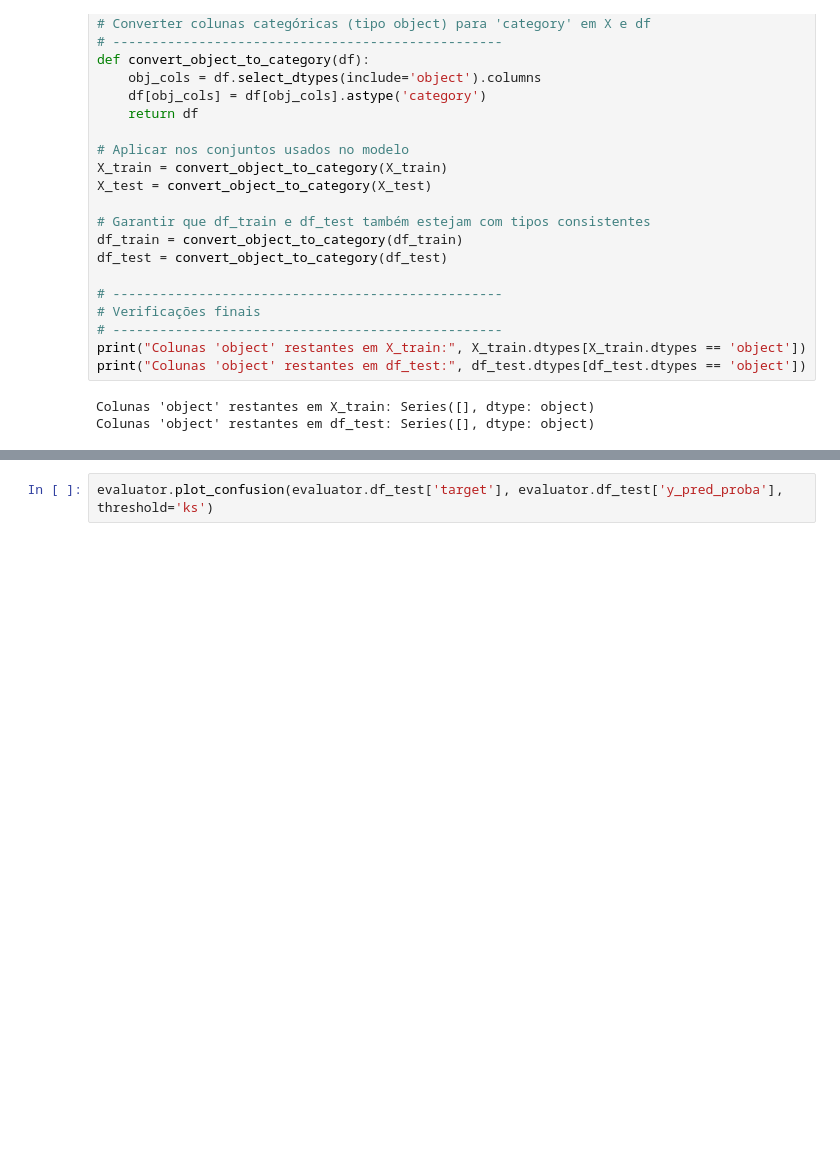
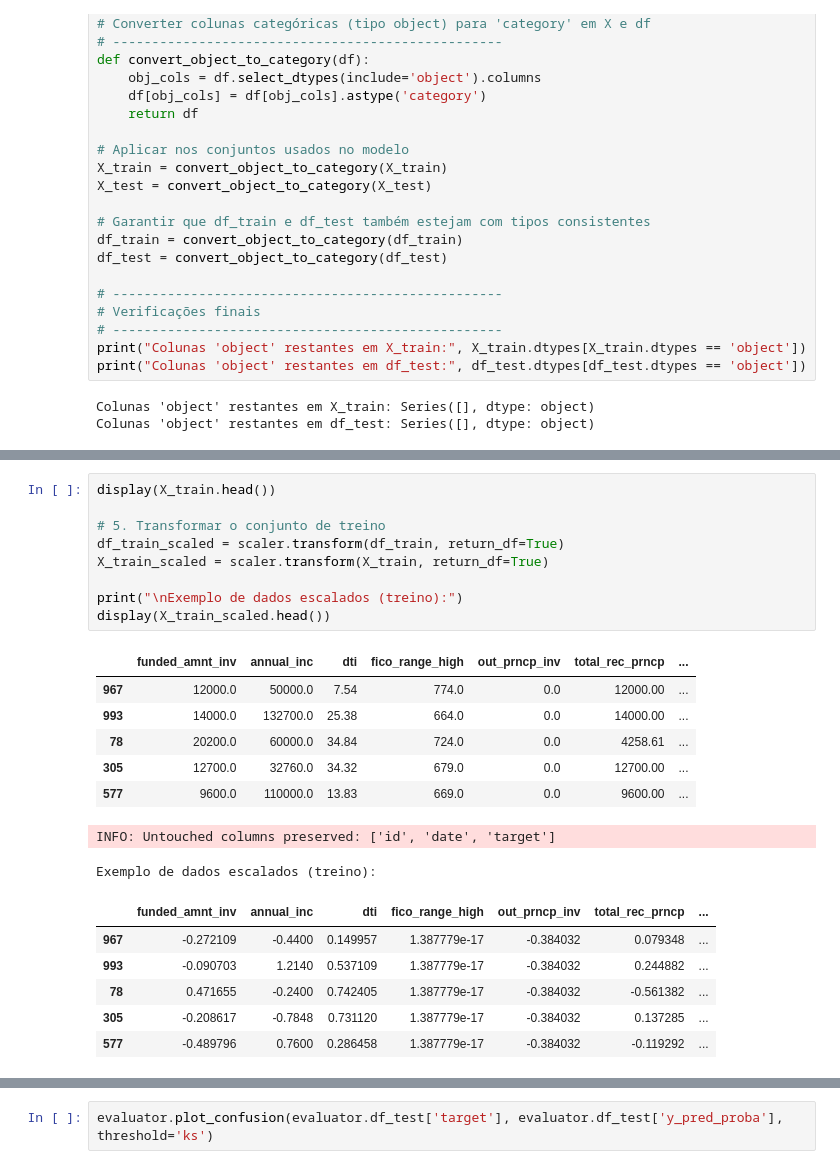
Before and after one commit to joaaomaia/RiskPilot, a Jupyter notebook: examples/binary_performance_full_demo.ipynb, the cells around one changed output, grey strips where cells are left out. Cells and saved outputs as stored; diff of their text form; blank space fills up the shorter version.

```diff
--- a/examples/binary_performance_full_demo.ipynb
+++ b/examples/binary_performance_full_demo.ipynb
@@ -157,0 +253,24 @@ Colunas 'object' restantes em df_test: Series([], dtype: object)
+# %%
+display(X_train.head())
+
+# 5. Transformar o conjunto de treino
+df_train_scaled = scaler.transform(df_train, return_df=True)
+X_train_scaled = scaler.transform(X_train, return_df=True)
+
+print("\nExemplo de dados escalados (treino):")
+display(X_train_scaled.head())
+# %% [output]
+|  | funded_amnt_inv | annual_inc | dti | fico_range_high | out_prncp_inv | total_rec_prncp | ... |
+| 967 | 12000.0 | 50000.0 | 7.54 | 774.0 | 0.0 | 12000.00 | ... |
+| 993 | 14000.0 | 132700.0 | 25.38 | 664.0 | 0.0 | 14000.00 | ... |
+| 78 | 20200.0 | 60000.0 | 34.84 | 724.0 | 0.0 | 4258.61 | ... |
+| 305 | 12700.0 | 32760.0 | 34.32 | 679.0 | 0.0 | 12700.00 | ... |
+| 577 | 9600.0 | 110000.0 | 13.83 | 669.0 | 0.0 | 9600.00 | ... |
+INFO: Untouched columns preserved: ['id', 'date', 'target']
+Exemplo de dados escalados (treino):
+|  | funded_amnt_inv | annual_inc | dti | fico_range_high | out_prncp_inv | total_rec_prncp | ... |
+| 967 | -0.272109 | -0.4400 | 0.149957 | 1.387779e-17 | -0.384032 | 0.079348 | ... |
+| 993 | -0.090703 | 1.2140 | 0.537109 | 1.387779e-17 | -0.384032 | 0.244882 | ... |
+| 78 | 0.471655 | -0.2400 | 0.742405 | 1.387779e-17 | -0.384032 | -0.561382 | ... |
+| 305 | -0.208617 | -0.7848 | 0.731120 | 1.387779e-17 | -0.384032 | 0.137285 | ... |
+| 577 | -0.489796 | 0.7600 | 0.286458 | 1.387779e-17 | -0.384032 | -0.119292 | ... |
```
Also changed, not shown: parts of 16 cells of this notebook, 4 other files.
